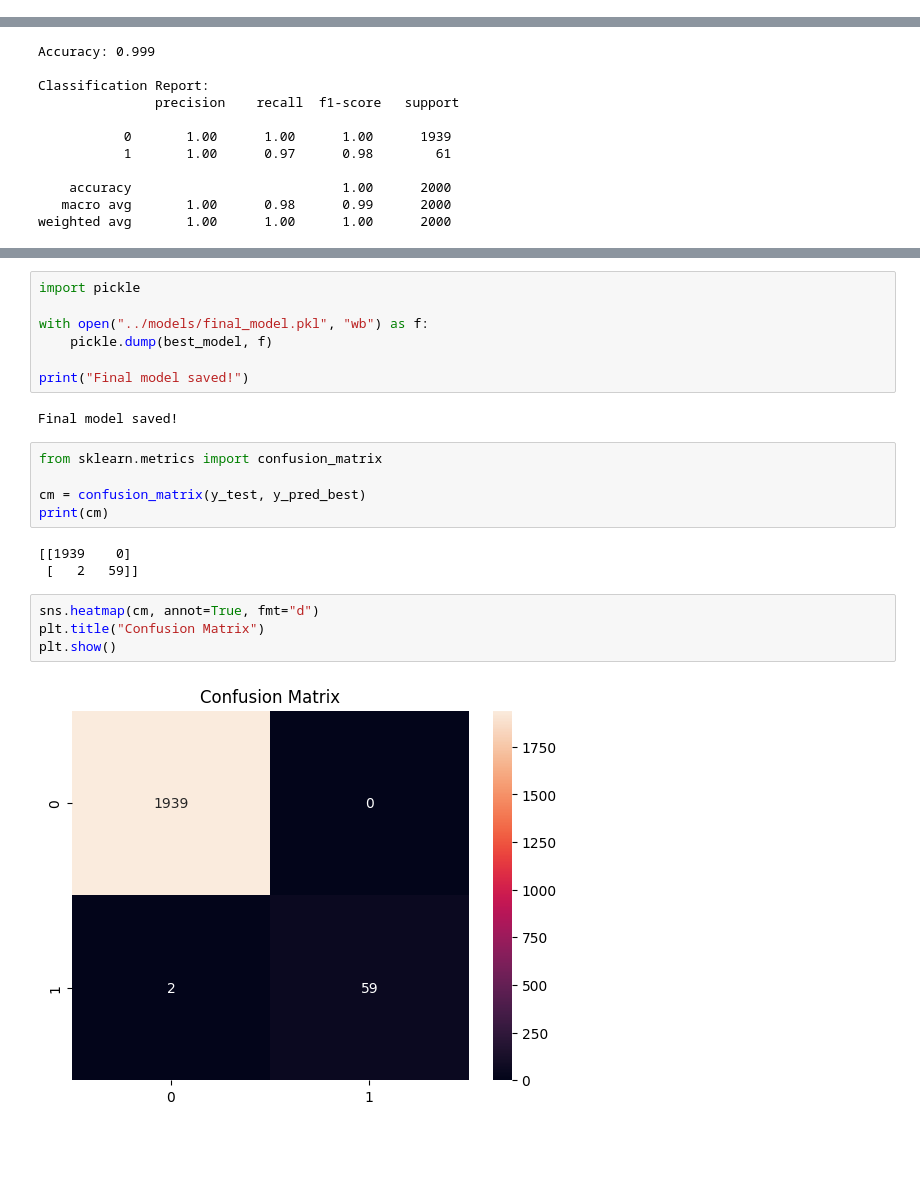
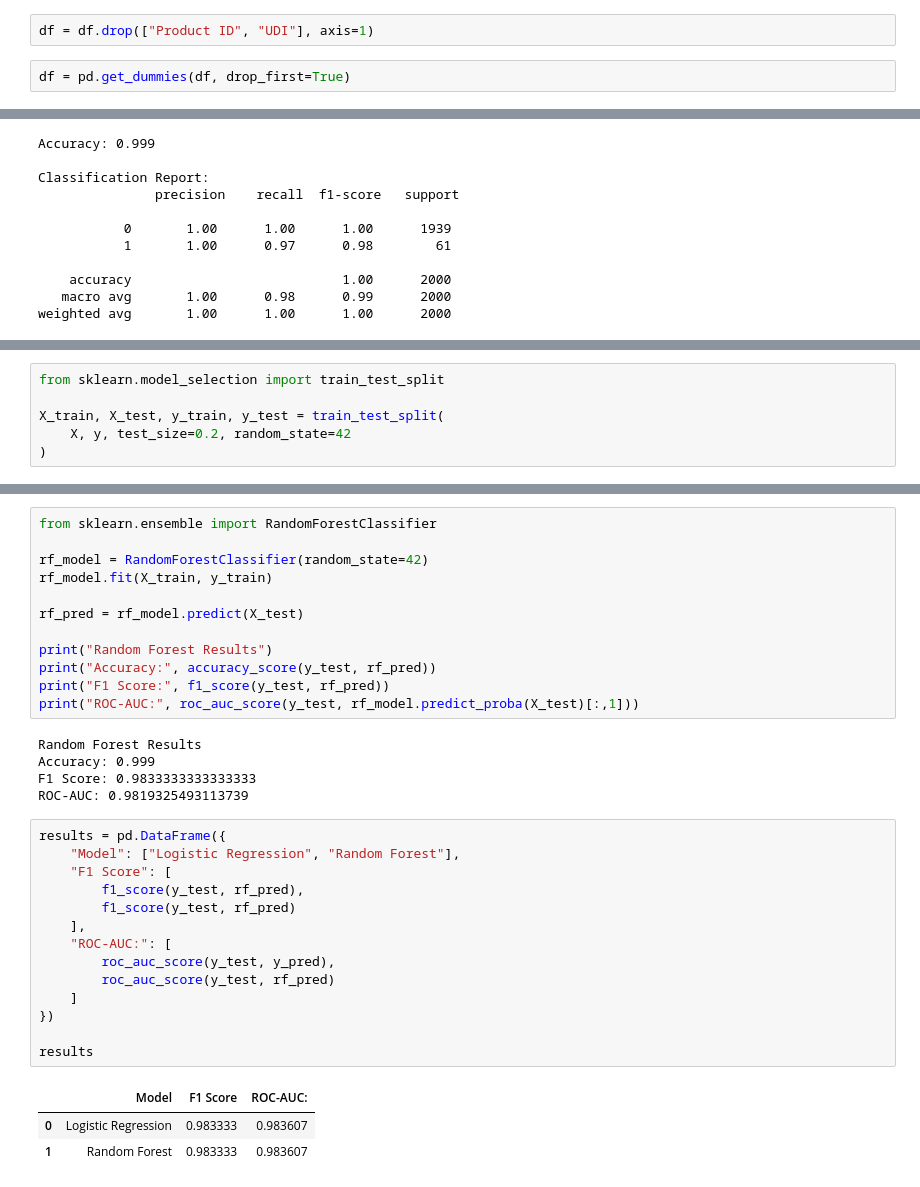
Before and after one commit to ashu284/FactoryGuard-AI, a Jupyter notebook: notebooks/02_baseline_model.ipynb, the cells around one changed output, grey strips where cells are left out. Saved outputs shown, nothing was run; the diff lists cells and outputs as text; blank space fills up the shorter version.

```diff
--- a/notebooks/02_baseline_model.ipynb
+++ b/notebooks/02_baseline_model.ipynb
@@ -50,3 +45,7 @@ df.head()
+# %%
+df = df.drop(["Product ID", "UDI"], axis=1)
+# %%
+df = pd.get_dummies(df, drop_first=True)
 # %%
 X = df.drop("Machine failure", axis=1)
 y = df["Machine failure"]
@@ -116,2 +81,8 @@ Name: count, dtype: int64
+# %%
+from sklearn.model_selection import train_test_split
+
+X_train, X_test, y_train, y_test = train_test_split(
+    X, y, test_size=0.2, random_state=42
+)
 # %%
 from sklearn.linear_model import LogisticRegression
@@ -151,23 +105,35 @@ Tuned Accuracy: 0.999
-# %%
-import pickle
-
-with open("../models/final_model.pkl", "wb") as f:
-    pickle.dump(best_model, f)
-
-print("Final model saved!")
-# %% [output]
-Final model saved!
-# %%
-from sklearn.metrics import confusion_matrix
-
-cm = confusion_matrix(y_test, y_pred_best)
-print(cm)
-# %% [output]
-[[1939    0]
- [   2   59]]
-# %%
-sns.heatmap(cm, annot=True, fmt="d")
-plt.title("Confusion Matrix")
-plt.show()
-# %% [output]
-[figure, removed]
+# %%
+from sklearn.ensemble import RandomForestClassifier
+
+rf_model = RandomForestClassifier(random_state=42)
+rf_model.fit(X_train, y_train)
+
+rf_pred = rf_model.predict(X_test)
+
+print("Random Forest Results")
+print("Accuracy:", accuracy_score(y_test, rf_pred))
+print("F1 Score:", f1_score(y_test, rf_pred))
+print("ROC-AUC:", roc_auc_score(y_test, rf_model.predict_proba(X_test)[:,1]))
+# %% [output]
+Random Forest Results
+Accuracy: 0.999
+F1 Score: 0.9833333333333333
+ROC-AUC: 0.9819325493113739
+# %%
+results = pd.DataFrame({
+    "Model": ["Logistic Regression", "Random Forest"],
+    "F1 Score": [
+        f1_score(y_test, rf_pred),
+        f1_score(y_test, rf_pred)
+    ],
+    "ROC-AUC:": [
+        roc_auc_score(y_test, y_pred),
+        roc_auc_score(y_test, rf_pred)
+    ]
+})
+
+results
+# %% [output]
+|  | Model | F1 Score | ROC-AUC: |
+| 0 | Logistic Regression | 0.983333 | 0.983607 |
+| 1 | Random Forest | 0.983333 | 0.983607 |
```
Also changed, not shown: parts of 14 cells of this notebook, 3 other files.
